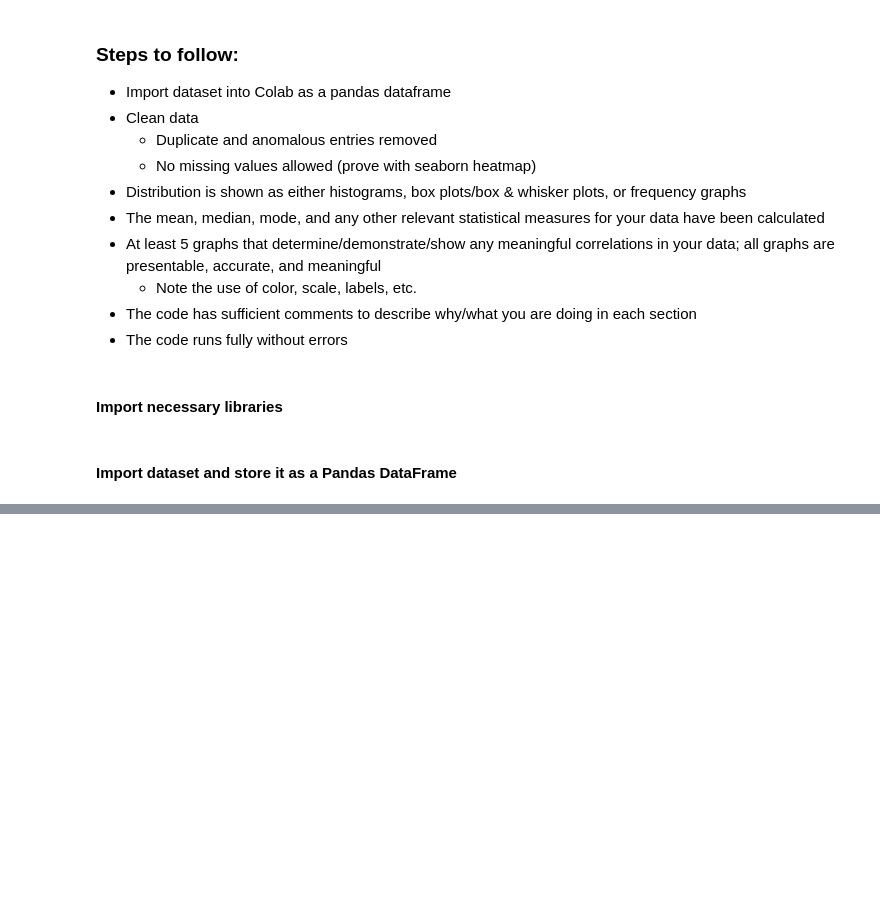
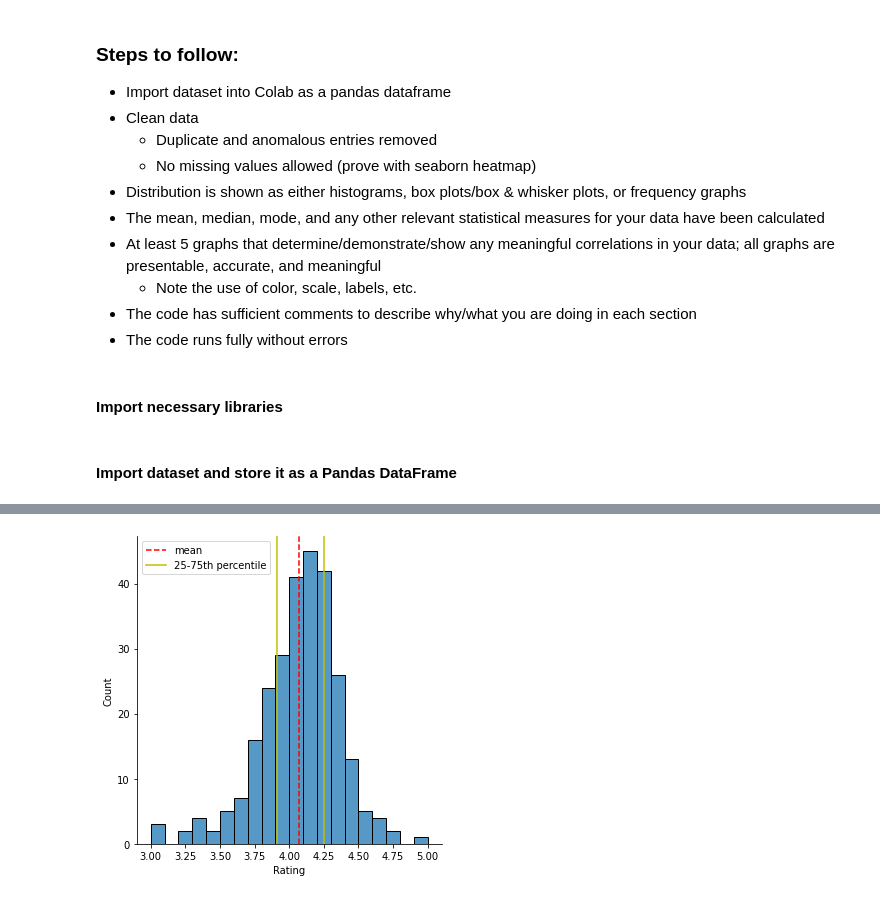
Before and after one commit to codeofarmour/prog_books_da_project, a Jupyter notebook: Books_About_Programming.ipynb, the cells around one changed output, grey strips where cells are left out. Drawn from its saved outputs; the diff is of its cells as text; code cells hidden in the pictures; blank space fills up the shorter version.

Commit message:
Several temporary plots added, crude analyses

```diff
--- a/Books_About_Programming.ipynb
+++ b/Books_About_Programming.ipynb
@@ -28,7 +28,9 @@ import matplotlib.pyplot as plt
 # %% [markdown]
 #### Import dataset and store it as a Pandas DataFrame
 # %%
-df = pd.read_csv('https://raw.githubusercontent.com/codeofarmour/prog_books_da_project/master/prog_book.csv')
+df = pd.read_csv('https://raw.githubusercontent.com/codeofarmour/prog_books_da_project/master/prog_book.csv', index_col=False)
+
+"""Still need to remove index"""
 
 df.head()
 # %% [output]
@@ -40,0 +113,15 @@ df.head()
+# %%
+# Plot out distribution of Ratings
+sns.displot(df['Rating'])
+
+# Plot the mean
+plt.axvline(x=np.mean(df['Rating']), c='r', ls='--', label='mean')
+
+# Plot the 25-75th percentile
+plt.axvline(x=np.percentile(df['Rating'], 25), c='y', ls='-', label='25-75th percentile')
+plt.axvline(x=np.percentile(df['Rating'], 75), c='y', ls='-')
+
+plt.legend()
+plt.show()
+# %% [output]
+[figure, added]
```
Also changed, not shown: parts of 12 cells of this notebook.
